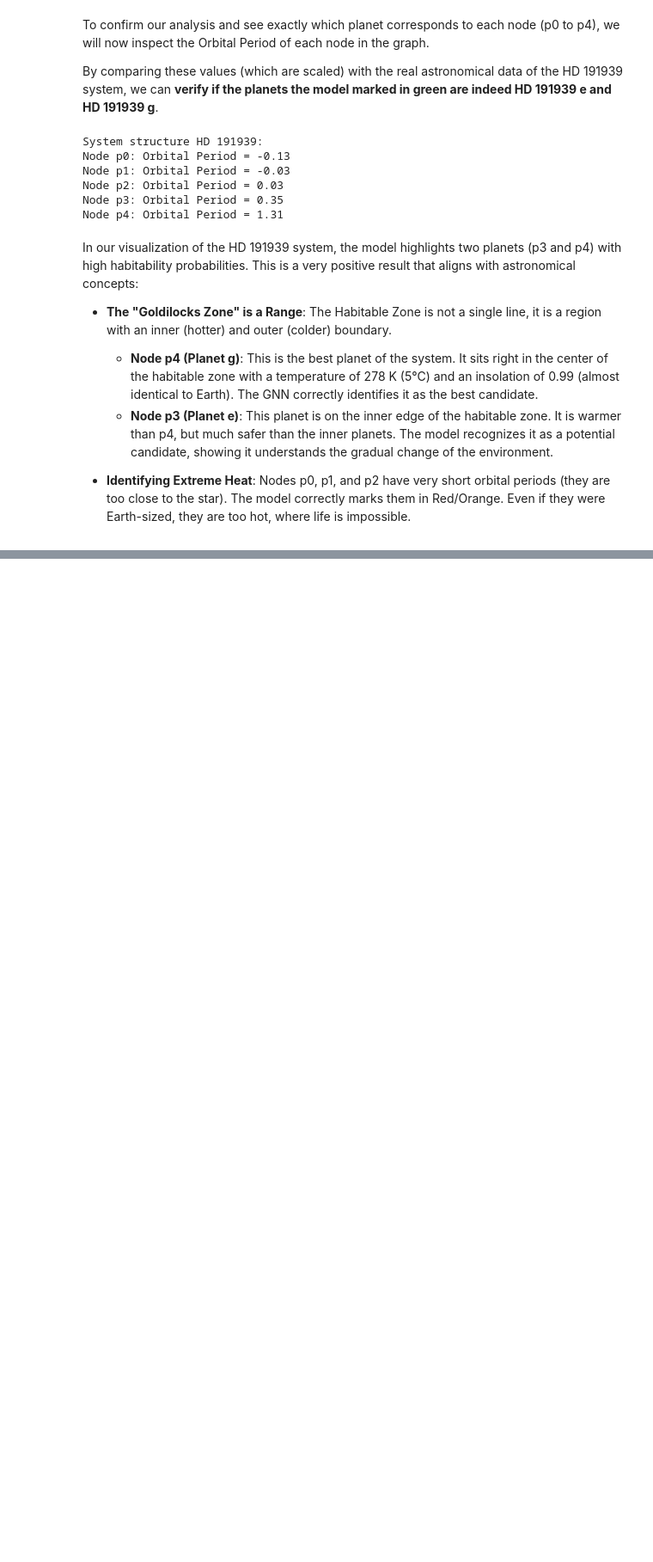
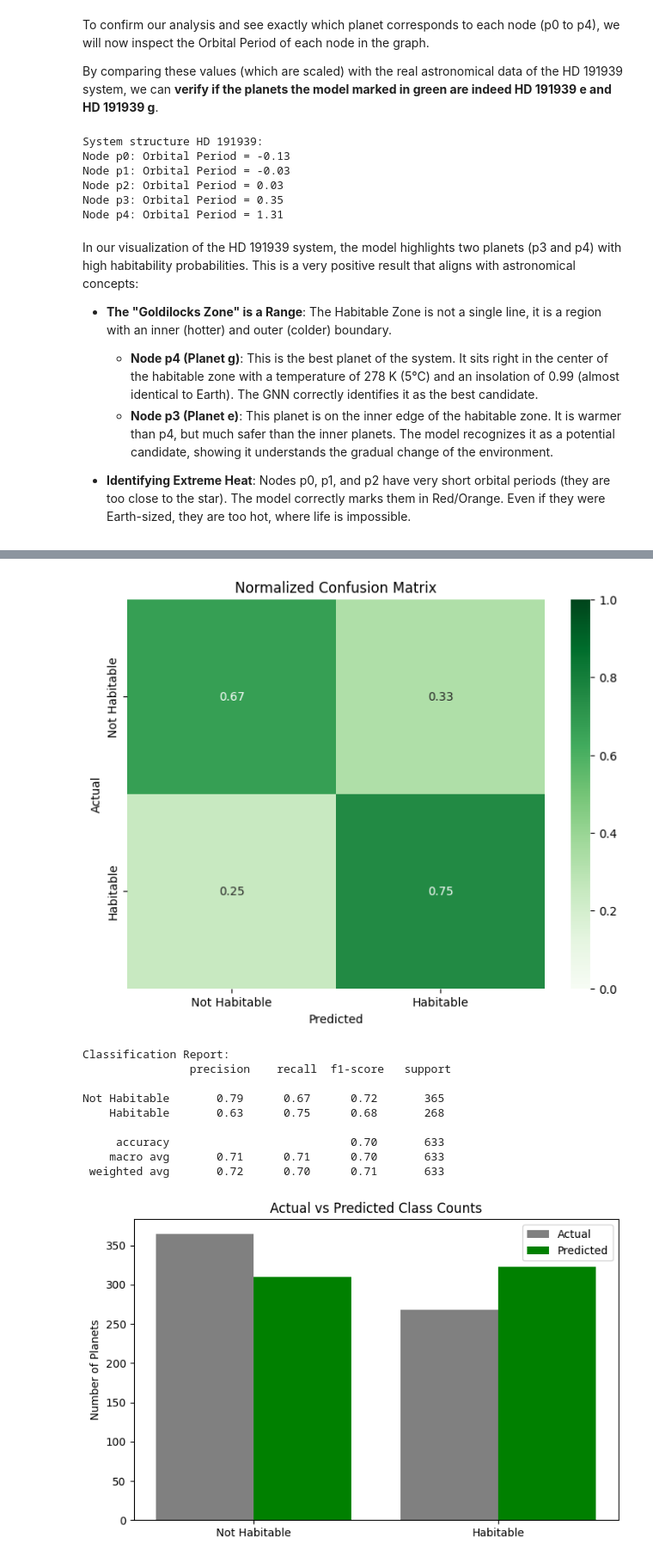
Before and after one commit to Gonzatorra/Machine-Learning-Avanzado, a Jupyter notebook: extraProject/main.ipynb, the cells around one changed output, grey strips where cells are left out. Shown at 86% size. Cells and saved outputs as stored; diff of their text form; code cells hidden in the pictures; blank space fills up the shorter version.

```diff
--- a/extraProject/main.ipynb
+++ b/extraProject/main.ipynb
@@ -1003,0 +1241,12 @@ In our visualization of the HD 191939 system, the model highlights two planets (
+# %%
+criterion = torch.nn.CrossEntropyLoss(weight=weights)
+model, history = train_model(
+    model,
+    train_loader,
+    val_loader,
+    criterion,
+    optimizer,
+    device=device,
+    epochs=100,
+    patience=15
+)
@@ -1003,0 +1271,14 @@ In our visualization of the HD 191939 system, the model highlights two planets (
+# %%
+y_true, y_pred = evaluate_model(model, test_loader, device)
+# %% [output]
+[figure, added]
+Classification Report:
+                precision    recall  f1-score   support
+
+Not Habitable       0.79      0.67      0.72       365
+    Habitable       0.63      0.75      0.68       268
+
+     accuracy                           0.70       633
+    macro avg       0.71      0.71      0.70       633
+ weighted avg       0.72      0.70      0.71       633
+[figure, added]
```
Also changed, not shown: parts of 32 cells of this notebook, 5 other files.
